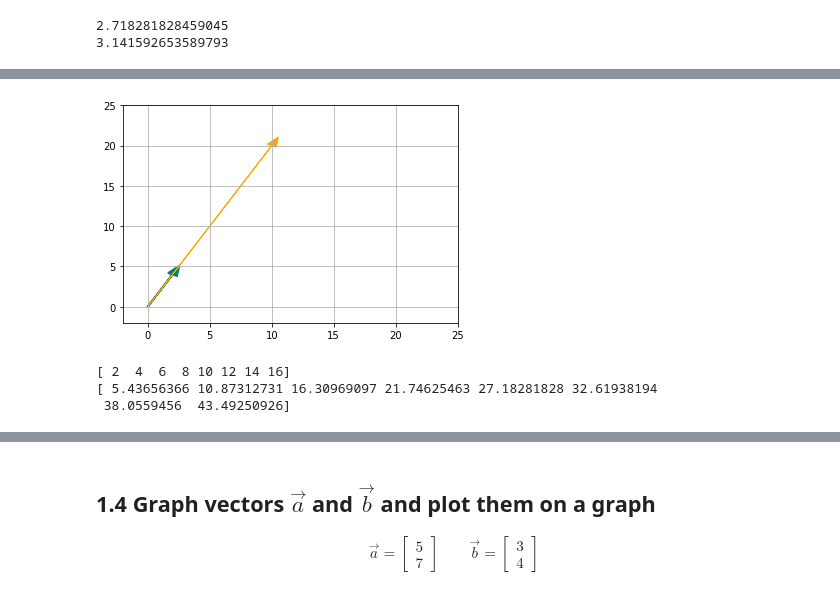
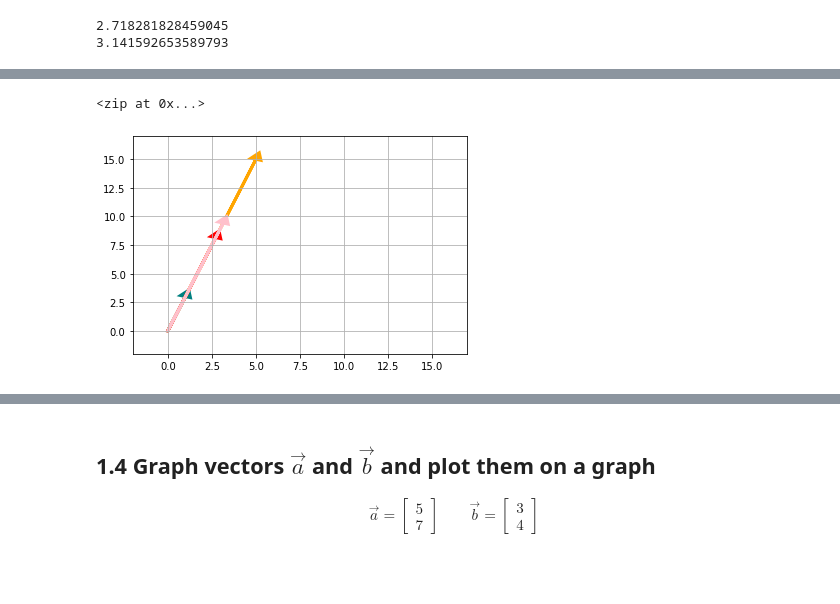
Before and after one commit to crd3cc04/DS-Unit-1-Sprint-3-Linear-Algebra, a Jupyter notebook: module1-vectors-and-matrices/Copy_of_LS_DS_131_Vectors_and_Matrices_Assignment.ipynb, the cells around one changed output, grey strips where cells are left out. Drawn from its saved outputs; the diff is of its cells as text; code cells hidden in the pictures; blank space fills up the shorter version.

```diff
--- a/module1-vectors-and-matrices/Copy_of_LS_DS_131_Vectors_and_Matrices_Assignment.ipynb
+++ b/module1-vectors-and-matrices/Copy_of_LS_DS_131_Vectors_and_Matrices_Assignment.ipynb
@@ -17,3 +14,6 @@ b = [10, 12, 14, 16]
+# %%
+a = [1, 3, 9]
+b = [1, 4, 0]
 # %%
 a+b
 # %% [output]
@@ -118,0 +128,8 @@ print(orange)
+# %%
+vector=np.array([
+                 [0,0,0,0, teal[0], teal[1], teal[2], teal[3]],
+                 [0,0,0,0, orange[0], orange[1], orange[2], orange[3]],
+                 [0,0,0,0, red[0], red[1], red[2], red[3]],
+                 [0,0,0,0, pink[0], pink[1], pink[2], pink[3]],
+                ])
+vector
@@ -119,20 +145,25 @@ print(orange)
+# %%
+zip(*vector)
+# %% [output]
+<zip at 0x...>
 # %%
 fig, ax = plt.subplots()
 ax.grid()
-plt.xlim(-2, 25)
-plt.ylim(-2, 25)
-plt.arrow(0,0, teal[0], teal[1], head_width=0.8, linewidth=2, color='teal')
-plt.arrow(0,0, orange[0], orange[1], head_width=0.8, color='orange')
+plt.xlim(-2, 17)
+plt.ylim(-2, 17)
 
+for mycolor, vector in [('teal', teal),
+                        ('orange', orange),
+                        ('red', red),
+                        ('pink', pink)]:
+  plt.arrow(0, 0,
+          vector[0],
+          vector[1],
+          head_width=.6,
+          head_length=.6,
+          linewidth=3,
+          color=mycolor
+          )
 plt.show()
 # %% [output]
-[figure, old version]
+[figure, new version]
-# %%
-# Multiplication of -e
-red = np.multiply(e, teal)
-print(teal)
-print(red)
-# %% [output]
-[ 2  4  6  8 10 12 14 16]
-[ 5.43656366 10.87312731 16.30969097 21.74625463 27.18281828 32.61938194
- 38.0559456  43.49250926]
```
Also changed, not shown: parts of 38 cells of this notebook.
